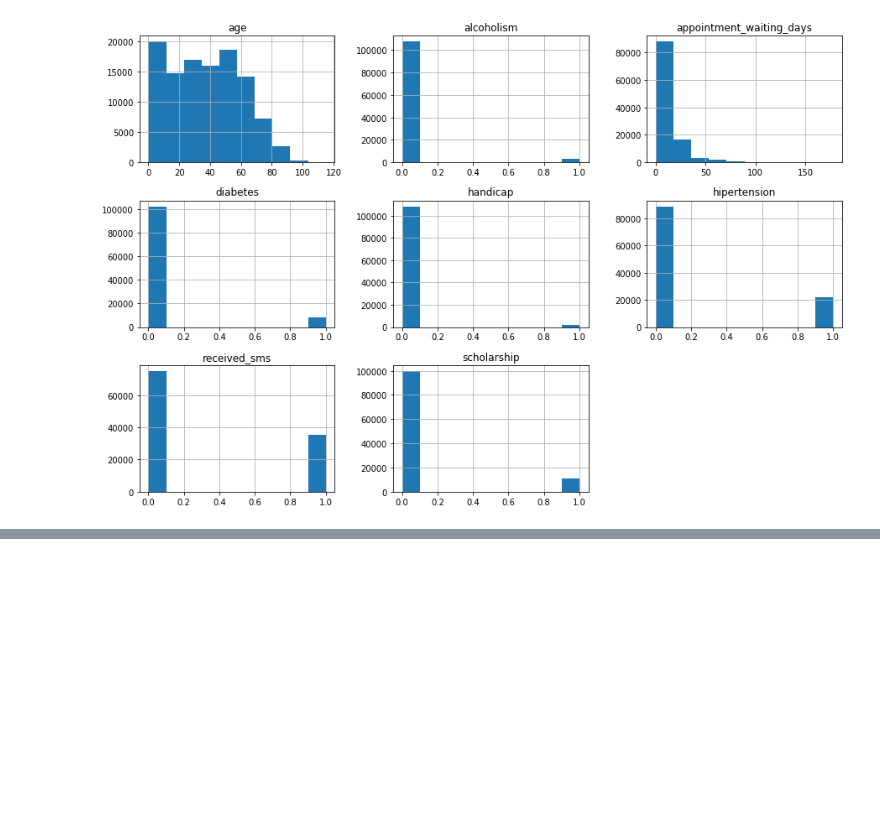
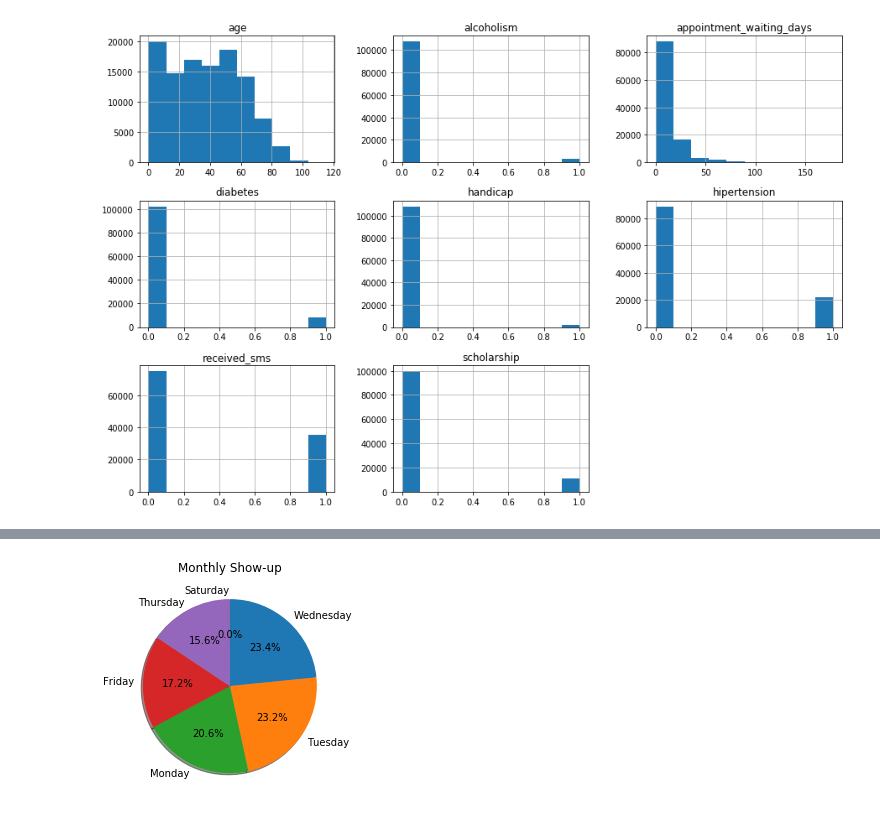
Before and after one commit to faizankhann/Medical-Appointment-No-Show, a Jupyter notebook: Medical Appointment No Show.ipynb, the cells around one changed output, grey strips where cells are left out. Saved outputs shown, nothing was run; the diff lists cells and outputs as text; code cells hidden in the pictures; blank space fills up the shorter version.

```diff
--- a/Medical Appointment No Show.ipynb
+++ b/Medical Appointment No Show.ipynb
@@ -325,0 +346,8 @@ gender patient id
+# %%
+temp = df['day'].value_counts()
+# .to_list()
+x_marker = df['day'].value_counts().index.tolist()
+plt.pie(temp, labels = x_marker, autopct='%1.1f%%', shadow=True, startangle=90,counterclock=False)
+plt.title('Monthly Show-up');
+# %% [output]
+[figure, added]
```
Also changed, not shown: parts of 14 cells of this notebook.
